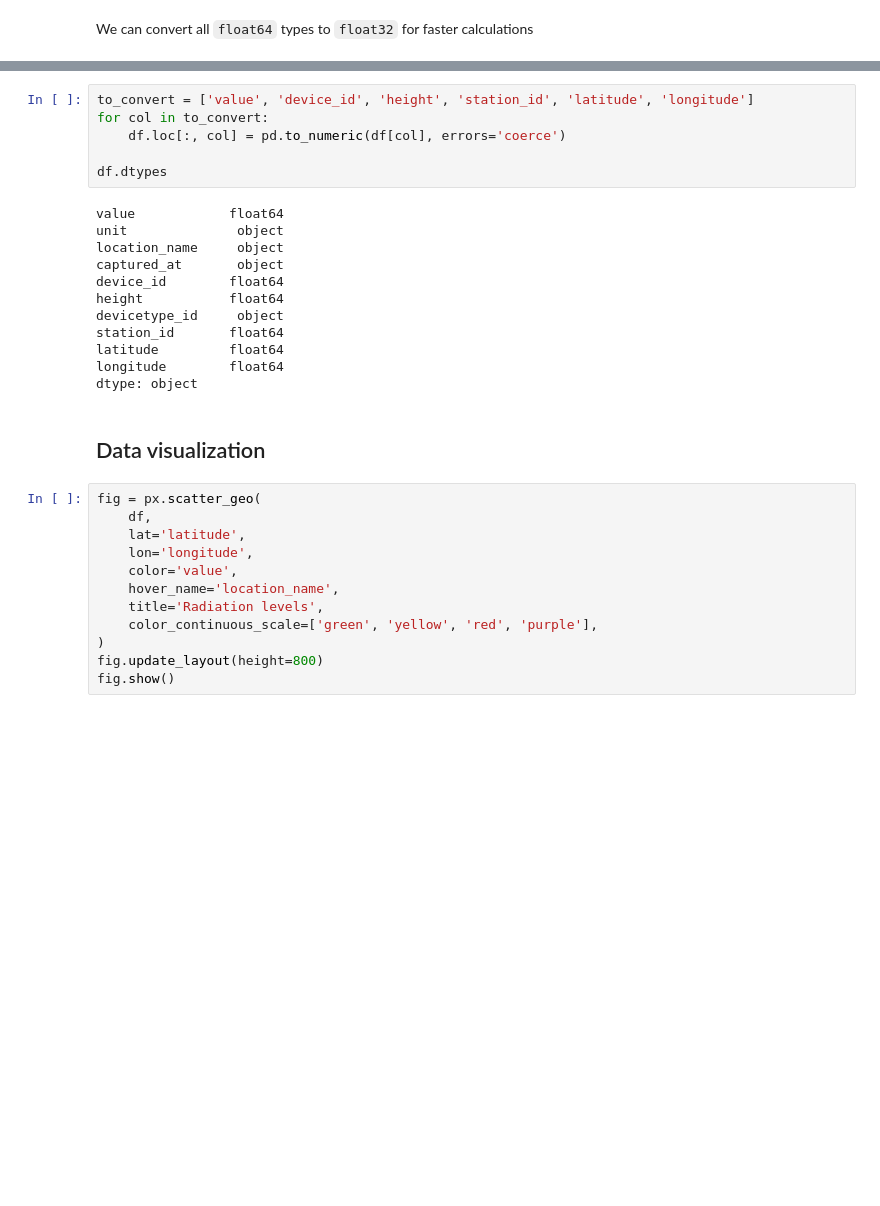
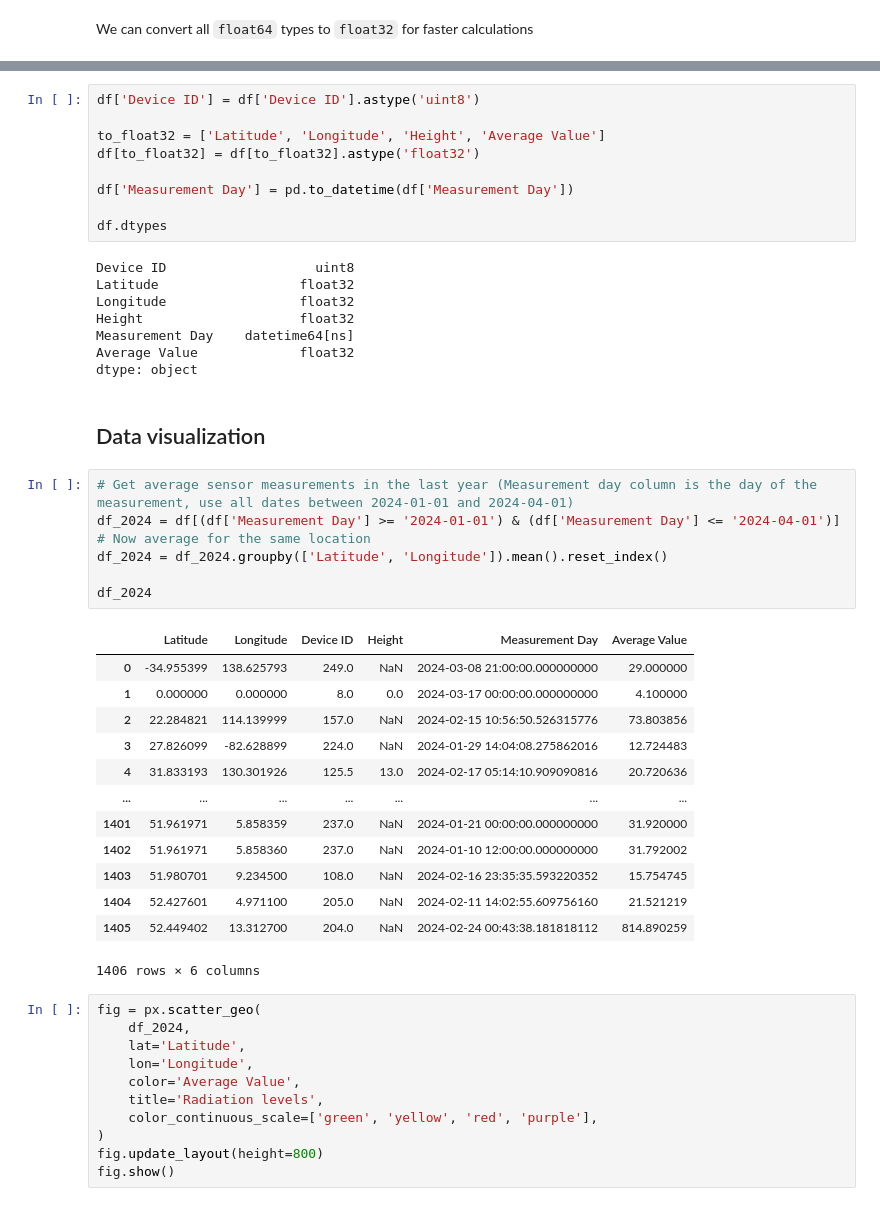
Before and after one commit to MehowBd/Safecast-Radiation-Dataset-Analysis, a Jupyter notebook: main.ipynb, the cells around one changed output, grey strips where cells are left out. Cells and saved outputs as stored; diff of their text form; blank space fills up the shorter version.

```diff
--- a/main.ipynb
+++ b/main.ipynb
@@ -172,31 +257,50 @@ longitude        float64
 dtype: object
-# %%
-to_convert = ['value', 'device_id', 'height', 'station_id', 'latitude', 'longitude']
-for col in to_convert:
-    df.loc[:, col] = pd.to_numeric(df[col], errors='coerce')
-
-df.dtypes
-# %% [output]
-value            float64
-unit              object
-location_name     object
-captured_at       object
-device_id        float64
-height           float64
-devicetype_id     object
-station_id       float64
-latitude         float64
-longitude        float64
-dtype: object
+# %%
+df['Device ID'] = df['Device ID'].astype('uint8')
+
+to_float32 = ['Latitude', 'Longitude', 'Height', 'Average Value']
+df[to_float32] = df[to_float32].astype('float32')
+
+df['Measurement Day'] = pd.to_datetime(df['Measurement Day'])
+
+df.dtypes
+# %% [output]
+Device ID                   uint8
+Latitude                  float32
+Longitude                 float32
+Height                    float32
+Measurement Day    datetime64[ns]
+Average Value             float32
+dtype: object
 # %% [markdown]
 ## Data visualization
+# %%
+# Get average sensor measurements in the last year (Measurement day column is the day of the measurement, use all dates between 2024-01-01 and 2024-04-01)
+df_2024 = df[(df['Measurement Day'] >= '2024-01-01') & (df['Measurement Day'] <= '2024-04-01')]
+# Now average for the same location
+df_2024 = df_2024.groupby(['Latitude', 'Longitude']).mean().reset_index()
+
+df_2024
+# %% [output]
+|  | Latitude | Longitude | Device ID | Height | Measurement Day | Average Value |
+| 0 | -34.955399 | 138.625793 | 249.0 | NaN | 2024-03-08 21:00:00.000000000 | 29.000000 |
+| 1 | 0.000000 | 0.000000 | 8.0 | 0.0 | 2024-03-17 00:00:00.000000000 | 4.100000 |
+| 2 | 22.284821 | 114.139999 | 157.0 | NaN | 2024-02-15 10:56:50.526315776 | 73.803856 |
+| 3 | 27.826099 | -82.628899 | 224.0 | NaN | 2024-01-29 14:04:08.275862016 | 12.724483 |
+| 4 | 31.833193 | 130.301926 | 125.5 | 13.0 | 2024-02-17 05:14:10.909090816 | 20.720636 |
+| ... | ... | ... | ... | ... | ... | ... |
+| 1401 | 51.961971 | 5.858359 | 237.0 | NaN | 2024-01-21 00:00:00.000000000 | 31.920000 |
+| 1402 | 51.961971 | 5.858360 | 237.0 | NaN | 2024-01-10 12:00:00.000000000 | 31.792002 |
+| 1403 | 51.980701 | 9.234500 | 108.0 | NaN | 2024-02-16 23:35:35.593220352 | 15.754745 |
+| 1404 | 52.427601 | 4.971100 | 205.0 | NaN | 2024-02-11 14:02:55.609756160 | 21.521219 |
+| 1405 | 52.449402 | 13.312700 | 204.0 | NaN | 2024-02-24 00:43:38.181818112 | 814.890259 |
+1406 rows × 6 columns
 # %%
 fig = px.scatter_geo(
-    df,
-    lat='latitude',
-    lon='longitude',
-    color='value',
-    hover_name='location_name',
+    df_2024,
+    lat='Latitude',
+    lon='Longitude',
+    color='Average Value',
     title='Radiation levels',
     color_continuous_scale=['green', 'yellow', 'red', 'purple'],
 )
```
Also changed, not shown: parts of 26 cells of this notebook.
